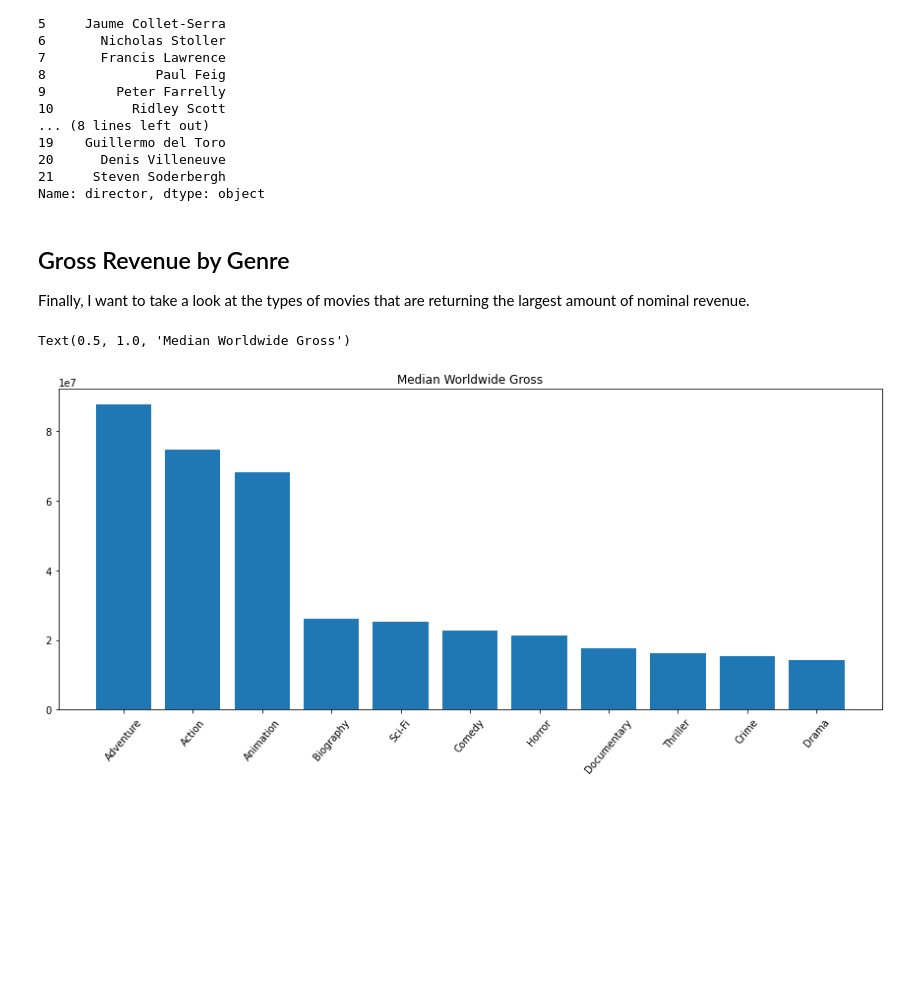
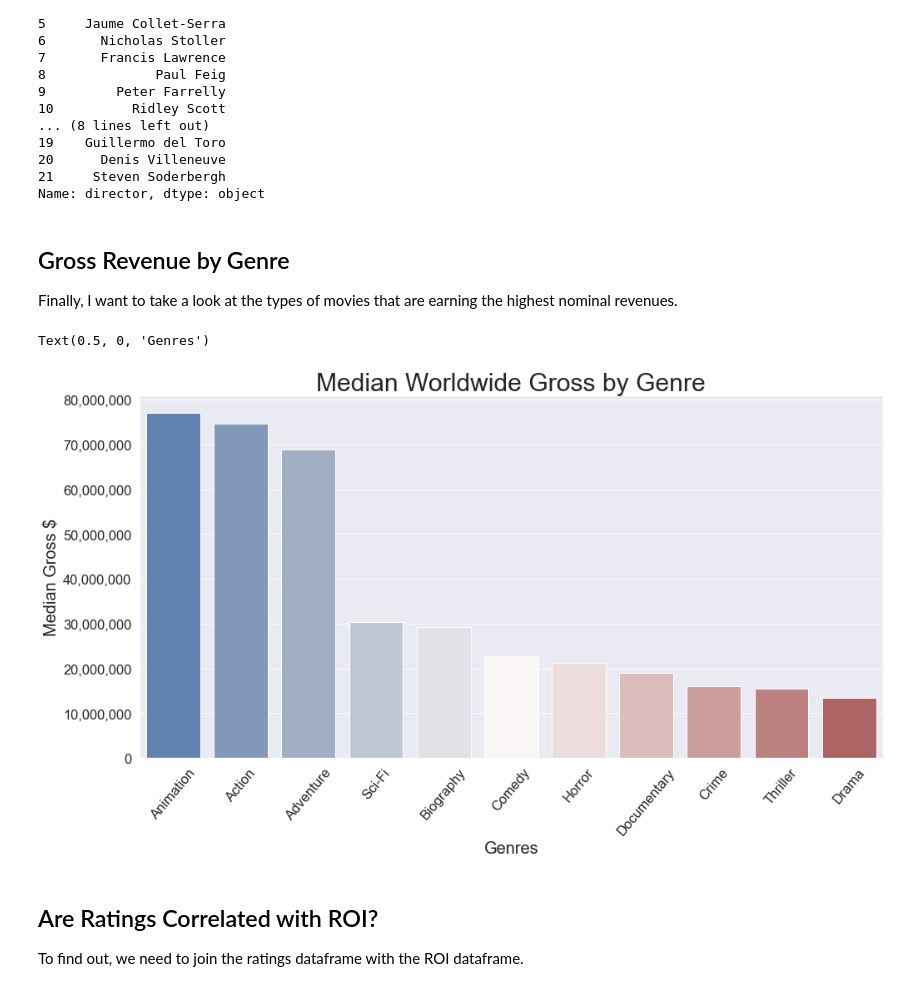
Before and after one commit to tmcroyce/Phase-1-Project-Movie-Analysis, a Jupyter notebook: student.ipynb, the cells around one changed output. Cells and saved outputs as stored; diff of their text form; code cells hidden in the pictures; blank space fills up the shorter version.

```diff
--- a/student.ipynb
+++ b/student.ipynb
@@ -705,20 +605,26 @@ md_budgets.shape
 # %%
 # Plot most profitable directors
 
-x = list(md_budgets['mean']*100)
-y = list(md_budgets['count'])
-n = list(md_budgets['director'])
+y = list(direct_df['mean']*100)
+n = list(direct_df['count'])
+x = list(direct_df['director'])
 
-fig, axs = plt.subplots(figsize=(15,6))
-axs.scatter(n,x)
-plt.xticks(rotation = 50) #Rotate X-axis tick labels
-axs.yaxis.set_major_formatter(mtick.PercentFormatter()) #Reformat to percent
 
-for i, txt in enumerate(y):
-    axs.annotate(txt, (n[i], x[i]))
+#plot
+fig, ax = plt.subplots(figsize=(18, 6))
+sns.barplot(x = x, y=y, palette='mako')
 
+#Rotate axis tick labels
+plt.xticks(rotation = 90)
+sns.despine(f)
+
+#Reformat to Percent
+ax.yaxis.set_major_formatter(mtick.PercentFormatter())
+
+sns.set(font_scale = 1.5)
+
+#Labels
 plt.title("Profitable Movie Percentage by Director")
 plt.ylabel("Percent of Movies Profitable")
 plt.xlabel("Directors")
-plt.grid()
 # %% [output]
@@ -750,5 +657,5 @@ print(f''' The 22 most consistantly profitable directors of the past ten years a
 Name: director, dtype: object
 # %% [markdown]
 ## Gross Revenue by Genre
-Finally, I want to take a look at the types of movies that are returning the largest amount of nominal revenue.
+Finally, I want to take a look at the types of movies that are earning the highest nominal revenues.
 # %%
@@ -763,14 +669,26 @@ prime_genre_df2 = prime_genre_df2.sort_values('median', ascending = False)
 prime_genre_df2 = prime_genre_df2.loc[prime_genre_df2['count'] > 24]
 # %%
 #plot primary genre vs median Worldwide Gross
+from matplotlib.ticker import FormatStrFormatter
 
 x1 = list(prime_genre_df2['genre_primary'])
 y1 = list(prime_genre_df2['median'])
 
-fig, axs = plt.subplots(figsize=(15, 6))
+sns.set(font_scale = 1.5)
+
+fig, axs = plt.subplots(figsize=(16, 8))
 plt.xticks(rotation = 50) #Rotate X-axis tick labels
-axs.bar(x1, y1)
-plt.title("Median Worldwide Gross")
+sns.barplot(x=x1, y=y1, palette = 'vlag')
+
+plt.gca().yaxis.set_major_formatter(plt.matplotlib.ticker.StrMethodFormatter('{x:,.0f}'))
+
+plt.title("Median Worldwide Gross by Genre", size = 30)
+plt.ylabel('Median Gross $', size = 20)
+plt.xlabel('Genres', size = 20)
 # %% [output]
-Text(0.5, 1.0, 'Median Worldwide Gross')
+Text(0.5, 0, 'Genres')
-[figure, old version]
+[figure, new version]
+# %% [markdown]
+## Are Ratings Correlated with ROI?
+
+To find out, we need to join the ratings dataframe with the ROI dataframe.
```
Also changed, not shown: parts of 83 cells of this notebook.
